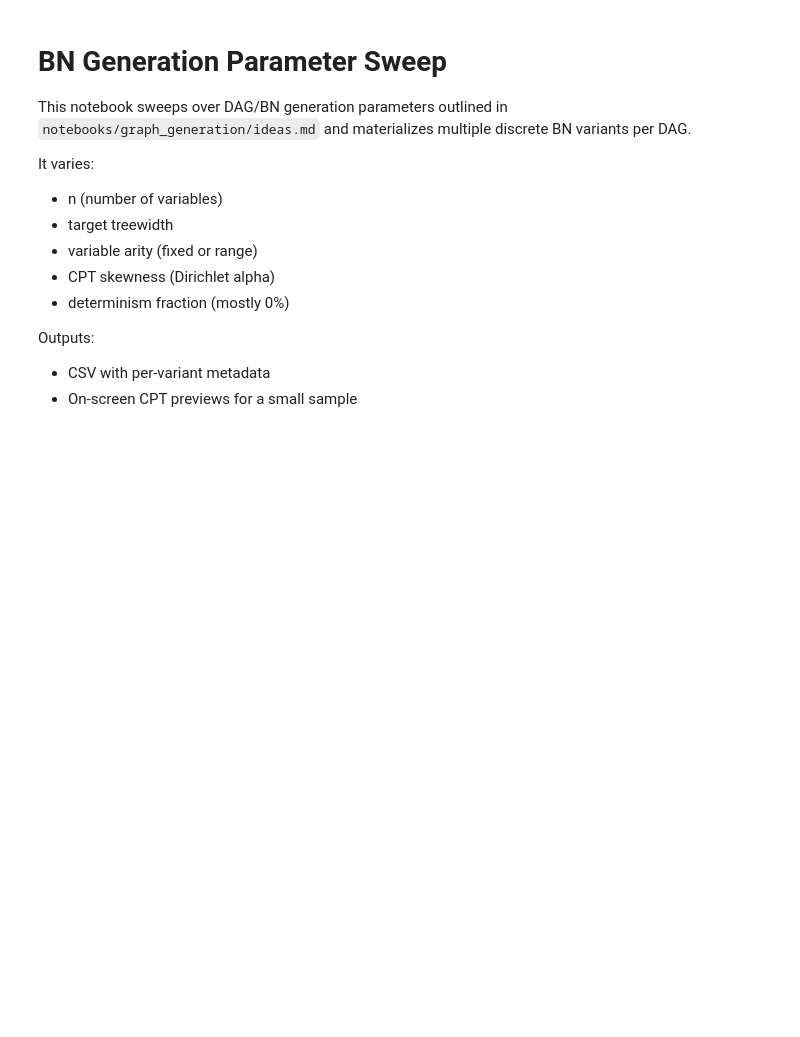
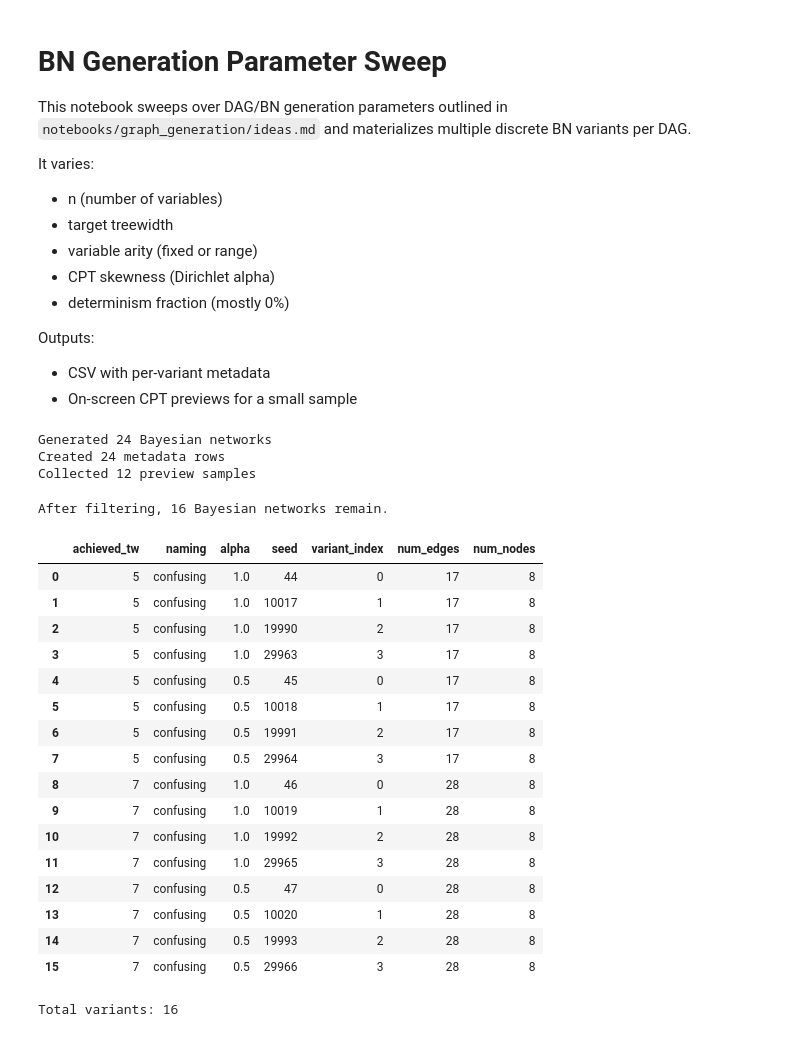
Before and after one commit to ferjorosa/probabilistic-reasoning-llms, a Jupyter notebook: notebooks/discrete_experiments/bns.ipynb, the cells around one changed output. Cells and saved outputs as stored; diff of their text form; code cells hidden in the pictures; blank space fills up the shorter version.

```diff
--- a/notebooks/discrete_experiments/bns.ipynb
+++ b/notebooks/discrete_experiments/bns.ipynb
@@ -36,7 +34,7 @@ from bn_query_sweep import compute_query_complexity, compute_all_query_complexit
 # %%
 # Parameter grids
 ns = [8]
-treewidths = [4, 5]
+treewidths = [4, 5, 7]
 arity_specs = [
     #{"type": "fixed", "fixed": 2},
     {"type": "range", "min": 2, "max": 3},
@@ -51,3 +49,75 @@ rows = []
 preview_samples = []
 sample_counter = 0
 all_bayesian_networks = []  # Store all BNs and their metadata
+# %%
+# Generate Bayesian networks and populate metadata using the centralized function
+all_bayesian_networks, rows, preview_samples = generate_bayesian_networks_and_metadata(
+    ns=ns,
+    treewidths=treewidths,
+    arity_specs=arity_specs,
+    dirichlet_alphas=dirichlet_alphas,
+    determinism_fracs=determinism_fracs,
+    naming_strategies=naming_strategies,
+    variants_per_combo=variants_per_combo,
+    base_seed=base_seed,
+    max_preview_samples=3
+)
+
+print(f"Generated {len(all_bayesian_networks)} Bayesian networks")
+print(f"Created {len(rows)} metadata rows")
+print(f"Collected {len(preview_samples)} preview samples")
+# %% [output]
+Generated 24 Bayesian networks
+Created 24 metadata rows
+Collected 12 preview samples
+# %%
+# Filter out BNs where the number of edges is less than twice the number of nodes
+from bn_utils import num_edges
+
+filtered_bn_list = []
+filtered_rows = []
+
+# Map original BN indices to their indices in the filtered list
+original_bn_idx_to_filtered_idx = {}
+
+for orig_idx, (bn_dict, row) in enumerate(zip(all_bayesian_networks, rows)):
+    bn = bn_dict["bn"]
+    n_nodes = len(bn.nodes())
+    n_edges = num_edges(bn)
+    if n_edges >= 2 * n_nodes:
+        filtered_bn_list.append(bn_dict)
+        filtered_rows.append(row)
+        original_bn_idx_to_filtered_idx[orig_idx] = len(filtered_bn_list) - 1
+
+# Overwrite the master lists with the filtered ones
+all_bayesian_networks = filtered_bn_list
+rows = filtered_rows
+# %%
+print(f"After filtering, {len(all_bayesian_networks)} Bayesian networks remain.")
+rows
+
+df = pd.DataFrame(rows)
+# Drop columns 'determinism' and 'target_tw'
+df = df.drop(columns=['determinism', 'target_tw', 'arity', 'n'])
+display(df)
+print(f"Total variants: {len(df)}")
+# %% [output]
+After filtering, 16 Bayesian networks remain.
+|  | achieved_tw | naming | alpha | seed | variant_index | num_edges | num_nodes |
+| 0 | 5 | confusing | 1.0 | 44 | 0 | 17 | 8 |
+| 1 | 5 | confusing | 1.0 | 10017 | 1 | 17 | 8 |
+| 2 | 5 | confusing | 1.0 | 19990 | 2 | 17 | 8 |
+| 3 | 5 | confusing | 1.0 | 29963 | 3 | 17 | 8 |
+| 4 | 5 | confusing | 0.5 | 45 | 0 | 17 | 8 |
+| 5 | 5 | confusing | 0.5 | 10018 | 1 | 17 | 8 |
+| 6 | 5 | confusing | 0.5 | 19991 | 2 | 17 | 8 |
+| 7 | 5 | confusing | 0.5 | 29964 | 3 | 17 | 8 |
+| 8 | 7 | confusing | 1.0 | 46 | 0 | 28 | 8 |
+| 9 | 7 | confusing | 1.0 | 10019 | 1 | 28 | 8 |
+| 10 | 7 | confusing | 1.0 | 19992 | 2 | 28 | 8 |
+| 11 | 7 | confusing | 1.0 | 29965 | 3 | 28 | 8 |
+| 12 | 7 | confusing | 0.5 | 47 | 0 | 28 | 8 |
+| 13 | 7 | confusing | 0.5 | 10020 | 1 | 28 | 8 |
+| 14 | 7 | confusing | 0.5 | 19993 | 2 | 28 | 8 |
+| 15 | 7 | confusing | 0.5 | 29966 | 3 | 28 | 8 |
+Total variants: 16
```
Also changed, not shown: parts of 1 cell of this notebook, 3 other files.
